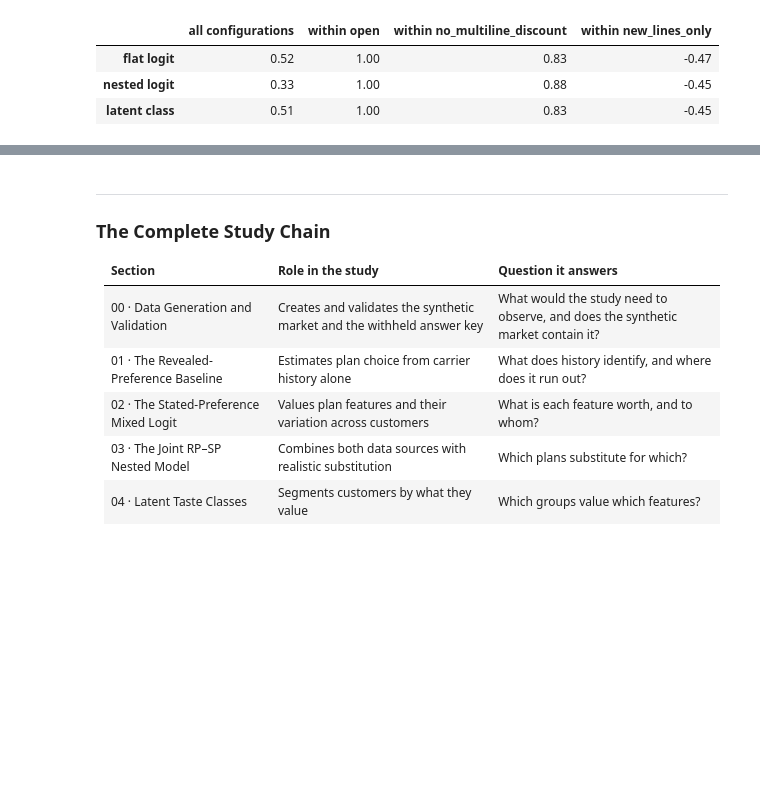
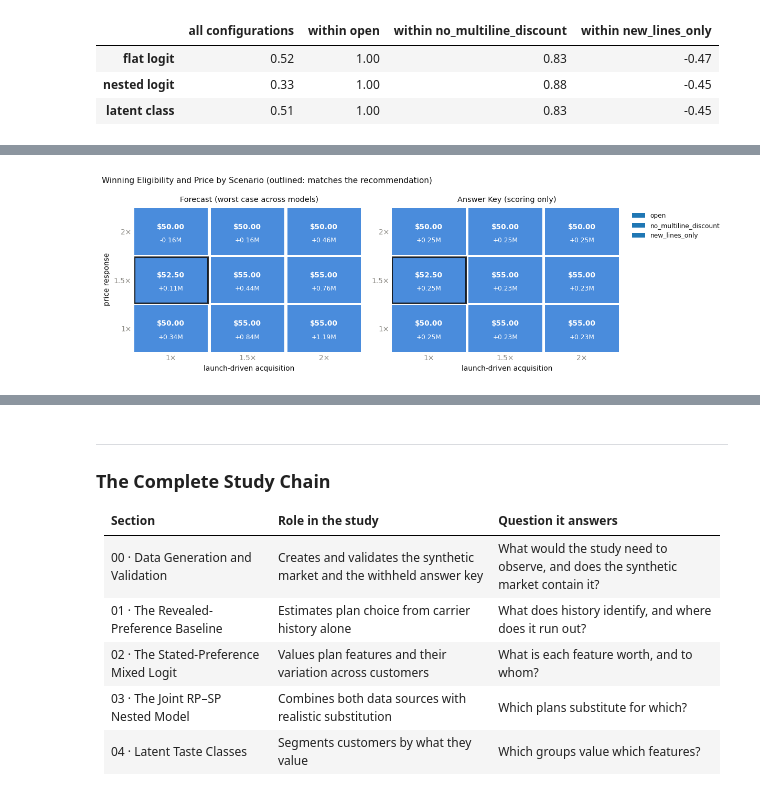
Before and after one commit to paforsey/data-science-portfolio, a Jupyter notebook: case-studies/rate-plan-cannibalization/02_launch_forecast.ipynb, the cells around one changed output, grey strips where cells are left out. Saved outputs shown, nothing was run; the diff lists cells and outputs as text; code cells hidden in the pictures; blank space fills up the shorter version.

```diff
--- a/case-studies/rate-plan-cannibalization/02_launch_forecast.ipynb
+++ b/case-studies/rate-plan-cannibalization/02_launch_forecast.ipynb
@@ -1489,0 +1527,17 @@ Rank Correlation between Forecast and True Net Margin
+# %%
+# Score the Decision
+true_high_share = true_volume[['premium', 'standard']].sum(axis = 1) / true_volume.sum(axis = 1)
+decisions = {'robust rule': recommended, **{f'{m} alone': forecast_margin[m].idxmax() for m in MODELS}, 'best in grid (answer key)': true_margin.idxmax()}
+decision_scores = pd.DataFrame({
+    name: {
+        'configuration': ' · '.join(str(k) for k in config),
+        'true net margin ($M)': true_margin.loc[config] / 1e6,
+        'true share from premium + standard': true_high_share.loc[config],
+        'true essentials households': true_volume.loc[config].sum(),
+        'regret vs best ($M)': (true_margin.max() - true_margin.loc[config]) / 1e6,
+    }
+    for name, config in decisions.items()
+}).T
+display(decision_scores.style.format({'true net margin ($M)': '{:+.3f}', 'true share from premium + standard': '{:.1%}',
+                                      'true essentials households': '{:,.0f}', 'regret vs best ($M)': '{:.3f}'})
+        .set_caption('How the Decisions Score against the Answer Key'))
@@ -1489,0 +1632,31 @@ Rank Correlation between Forecast and True Net Margin
+# %%
+# Plot: Decision Boundary
+eligibility_colors = dict(zip(ELIGIBILITY, [ACCENT2, ACCENT, TEAL]))
+fig, axes = plt.subplots(1, 2, figsize = (11, 3.6))
+for ax, value, title in [(axes[0], 'worst-case margin ($M)', 'Forecast (worst case across models)'),
+                         (axes[1], 'true margin of winner ($M)', 'Answer Key (scoring only)')]:
+    for _, row in boundary.iterrows():
+        i, j = PRICE_RESPONSE.index(row['price response']), ARRIVAL_RESPONSE.index(row['launch acquisition'])
+        ax.add_patch(plt.Rectangle((j, i), 0.96, 0.96, color = eligibility_colors[row['eligibility']], alpha = 0.85,
+                                   ec = INK if row['matches recommendation'] else SURFACE, lw = 2 if row['matches recommendation'] else 0))
+        ax.text(j + 0.48, i + 0.58, f"${row['price']:.2f}", ha = 'center', va = 'center', fontsize = 9, color = SURFACE, fontweight = 'bold')
+        ax.text(j + 0.48, i + 0.3, f"{row[value]:+.2f}M", ha = 'center', va = 'center', fontsize = 8, color = SURFACE)
+    ax.set_xlim(0, len(ARRIVAL_RESPONSE))
+    ax.set_ylim(0, len(PRICE_RESPONSE))
+    ax.set_xticks(np.arange(len(ARRIVAL_RESPONSE)) + 0.48)
+    ax.set_xticklabels([f'{a:g}×' for a in ARRIVAL_RESPONSE])
+    ax.set_yticks(np.arange(len(PRICE_RESPONSE)) + 0.48)
+    ax.set_yticklabels([f'{k:g}×' for k in PRICE_RESPONSE])
+    ax.set_xlabel('launch-driven acquisition')
+    ax.set_title(title, fontsize = 9.5)
+    ax.spines[['left', 'bottom']].set_visible(False)
+    ax.tick_params(length = 0)
+axes[0].set_ylabel('price response')
+for eligibility, color in eligibility_colors.items():
+    axes[1].bar([], [], color = color, label = eligibility)
+axes[1].legend(frameon = False, fontsize = 8, loc = 'upper left', bbox_to_anchor = (1.02, 1.0))
+fig.suptitle('Winning Eligibility and Price by Scenario (outlined: matches the recommendation)', fontsize = 10, x = 0.01, ha = 'left')
+plt.tight_layout()
+plt.show()
+# %% [output]
+[figure, added]
```
Also changed, not shown: parts of 13 cells of this notebook.
